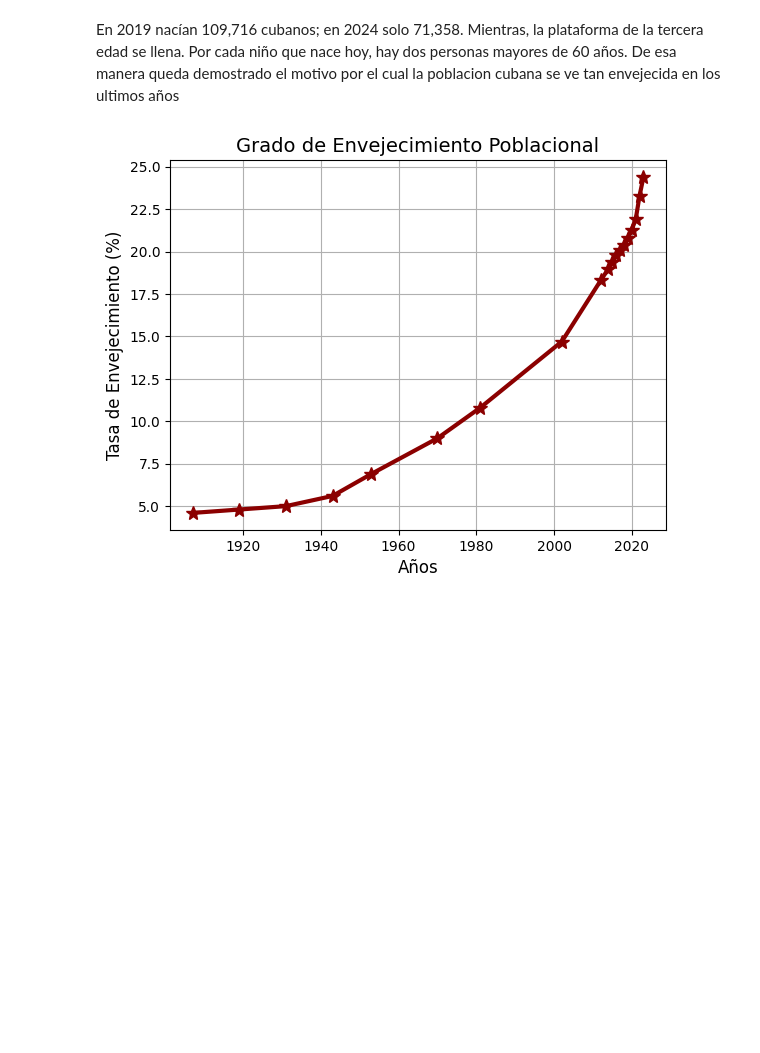
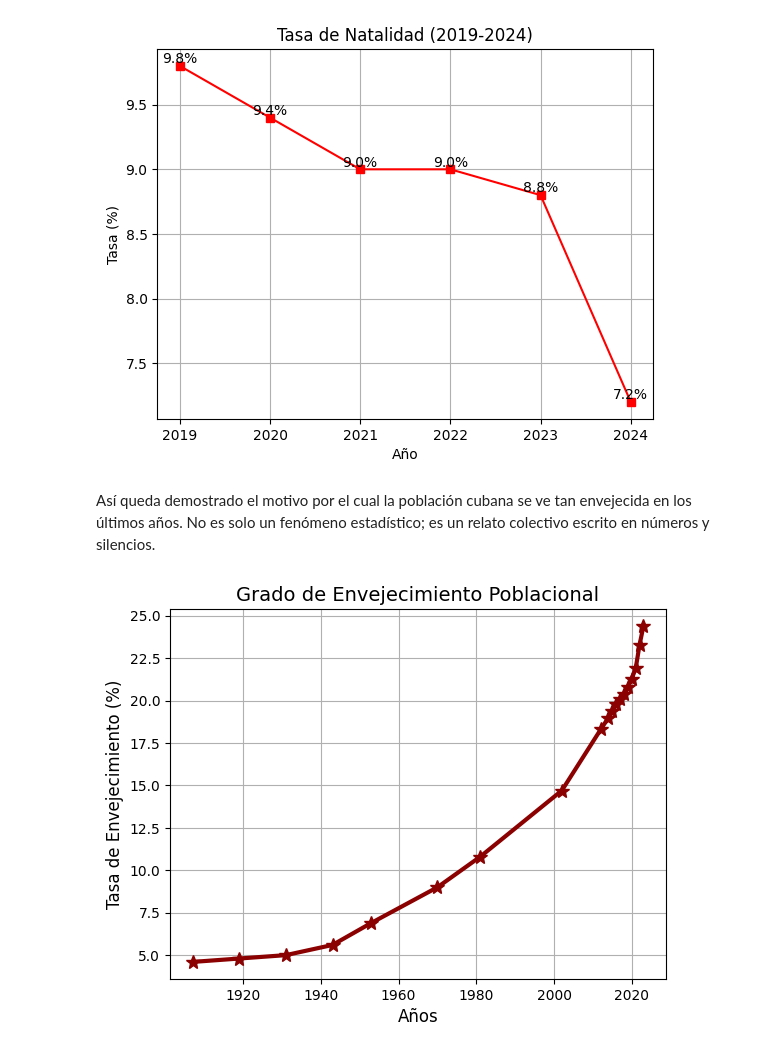
Before and after one commit to adrianafonss306/Economic-Analitic, a Jupyter notebook: storytelling.ipynb, the cells around one changed output. Cells and saved outputs as stored; diff of their text form; code cells hidden in the pictures; blank space fills up the shorter version.

```diff
--- a/storytelling.ipynb
+++ b/storytelling.ipynb
@@ -18,5 +21,9 @@ Chart_Live_Births()
+# %%
+Chart_Birth_Rate()
+# %% [output]
+[figure, added]
 # %% [markdown]
- En 2019 nacían 109,716 cubanos; en 2024 solo 71,358. Mientras, la plataforma de la tercera edad se llena. Por cada niño que nace hoy, hay dos personas mayores de 60 años. De esa manera queda demostrado el motivo por el cual la poblacion cubana se ve tan envejecida en los ultimos años
+Así queda demostrado el motivo por el cual la población cubana se ve tan envejecida en los últimos años. No es solo un fenómeno estadístico; es un relato colectivo escrito en números y silencios.
 # %%
 Chart_Aging_Rate()
 # %% [output]
```
Also changed, not shown: parts of 14 cells of this notebook, 3 other files.
